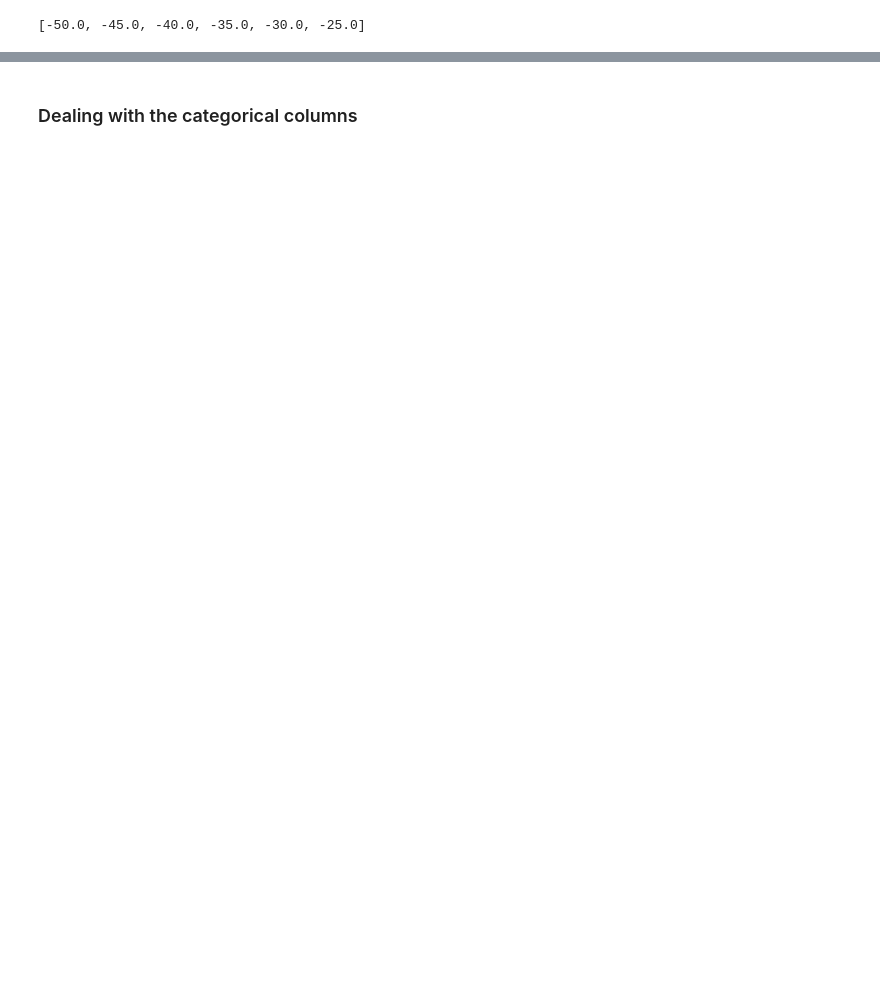
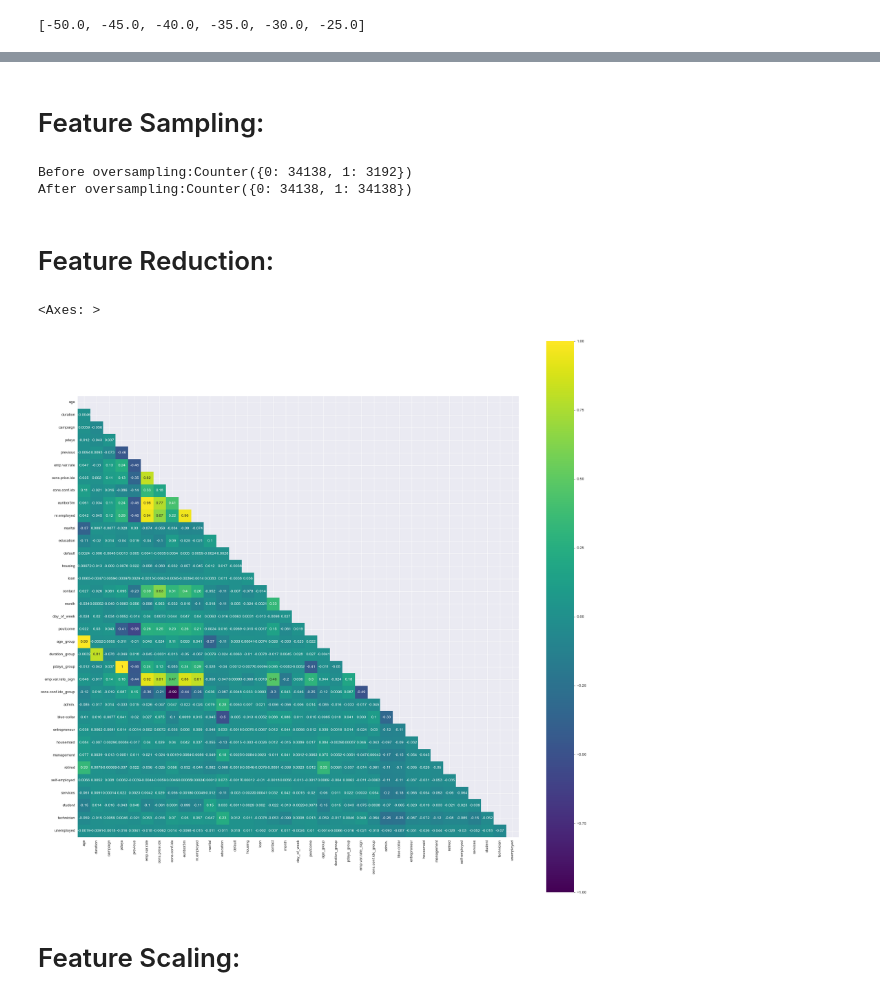
Before and after one commit to batuhanozzer/bankMarketing, a Jupyter notebook: bankMarketingUpdated.ipynb, the cells around one changed output, grey strips where cells are left out. Drawn from its saved outputs; the diff is of its cells as text; code cells hidden in the pictures; blank space fills up the shorter version.

```diff
--- a/bankMarketingUpdated.ipynb
+++ b/bankMarketingUpdated.ipynb
@@ -206,0 +168,4 @@ def generate_threshold(df,col_name,increment_range):
+# %%
+# Replacing the "unknown" with np.nan
+dataset_copy.replace('unknown', np.nan, inplace=True)
+dataset_copy.fillna(dataset_copy.mode().iloc[0], inplace=True)
@@ -575,0 +271,17 @@ extract_feature_by_thresholds(dataset_copy, 'nr.employed', nr_employed_threshold
+# %%
+label_encoded_features = ['age_group','duration_group','cons.conf.idx_group',
+                          'education','default','housing','loan','month',
+                          'day_of_week','poutcome','marital','contact','y']
+onehot_encoded_features = ['job']
+# %%
+ohe = OneHotEncoder()
+label_encoder = LabelEncoder()
+
+for col in onehot_encoded_features:
+    transformed = ohe.fit_transform(dataset_copy[[col]])
+    dataset_copy[ohe.categories_[0]] = transformed.toarray()
+
+for column in label_encoded_features:
+    dataset_copy[column] = label_encoder.fit_transform(dataset_copy[column])
+# %% [markdown]
+# Feature Sampling:
@@ -576,13 +291,26 @@ extract_feature_by_thresholds(dataset_copy, 'nr.employed', nr_employed_threshold
+# %%
+counter = Counter(y)
+print(f"Before oversampling:{counter}")
+
+oversampling = SMOTE()
+X, y = oversampling.fit_resample(X, y)
+
+counter = Counter(y)
+print(f"After oversampling:{counter}")
+# %% [output]
+Before oversampling:Counter({0: 34138, 1: 3192})
+After oversampling:Counter({0: 34138, 1: 34138})
+# %% [markdown]
+# Feature Reduction:
 # %%
-corr_data_columns = dataset_copy.columns[0:10]
-## taking from https://github.com/bowcai/bank-analysis/blob/main/bank-analysis.ipynb
-fig= plt.figure(figsize=(8,8))
-
-corr = dataset_copy[corr_data_columns].corr()
-mask = np.triu(dataset_copy[corr_data_columns].corr())
+fig= plt.figure(figsize=(20,20))
+df = dataset_copy.drop(['y','job'], axis=1)
+corr = df.corr()
+mask = np.triu(df.corr())
 
 axes = fig.add_axes([0, 0, 1, 1])
 sns.heatmap(corr, annot=True, mask=mask, square=True,fmt='.2g',vmin=-1, vmax=1, center= 0, cmap='viridis',
             linecolor='white', cbar_kws= {'orientation': 'vertical'}, ax=axes)
+# %% [output]
+<Axes: >
+[figure, added]
-# %% [markdown]
-### Dealing with the categorical columns
@@ -588,0 +324,2 @@ sns.heatmap(corr, annot=True, mask=mask, square=True,fmt='.2g',vmin=-1, vmax=1,
+# %% [markdown]
+# Feature Scaling:
```
Also changed, not shown: parts of 77 cells of this notebook, 1 other file.
